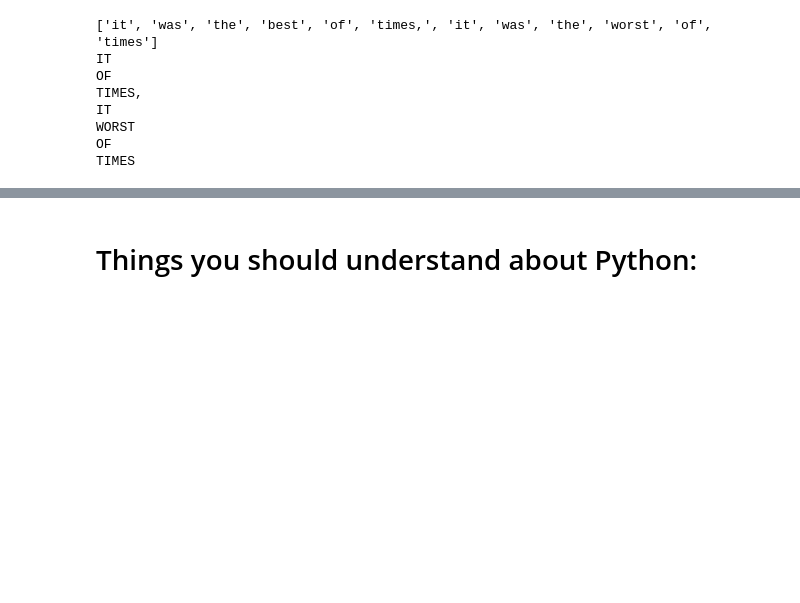
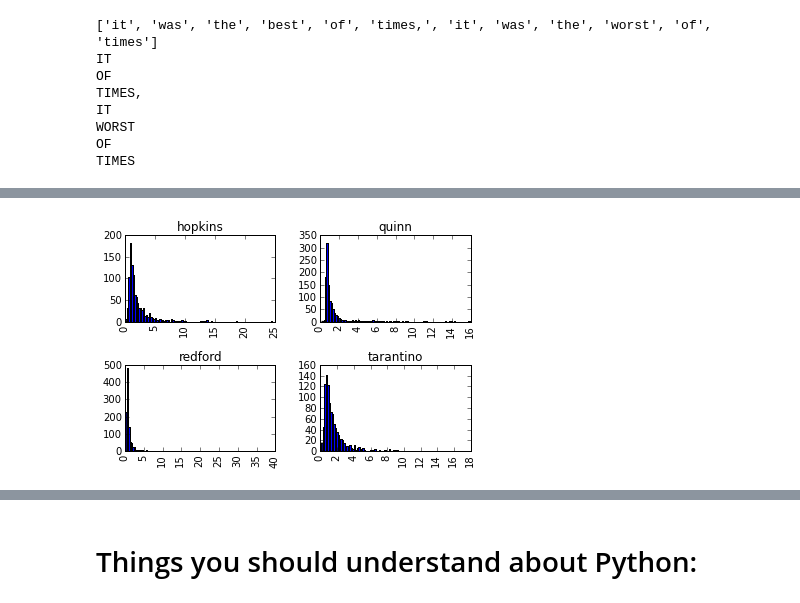
Before and after one commit to jmxpearson/DIBS_materials, a Jupyter notebook: python/Basic Programming in Python.ipynb, the cells around one changed output, grey strips where cells are left out. Saved outputs shown, nothing was run; the diff lists cells and outputs as text; code cells hidden in the pictures; blank space fills up the shorter version.

```diff
--- a/python/Basic Programming in Python.ipynb
+++ b/python/Basic Programming in Python.ipynb
@@ -333,0 +433,4 @@ TIMES
+# %%
+df['RT'].hist(by=df['Sub'], bins=100);
+# %% [output]
+[figure, added]
```
Also changed, not shown: parts of 24 cells of this notebook.
